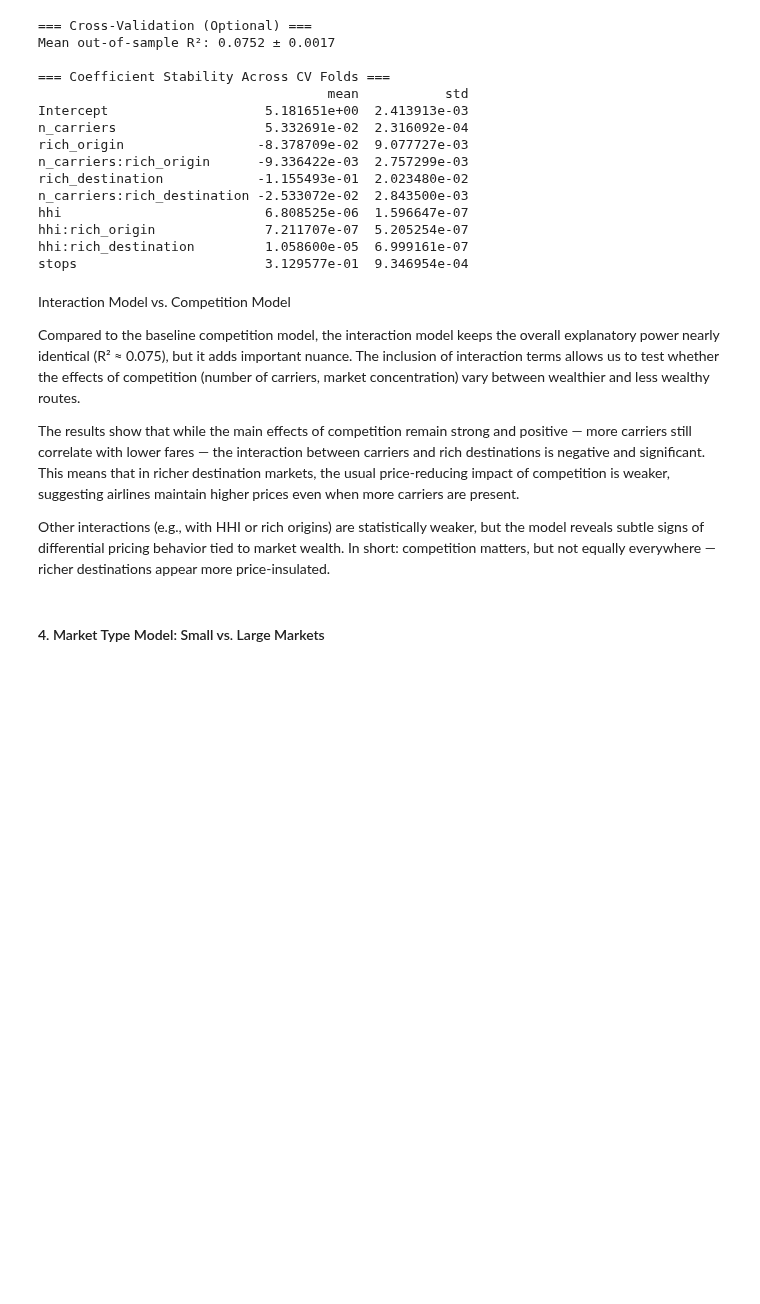
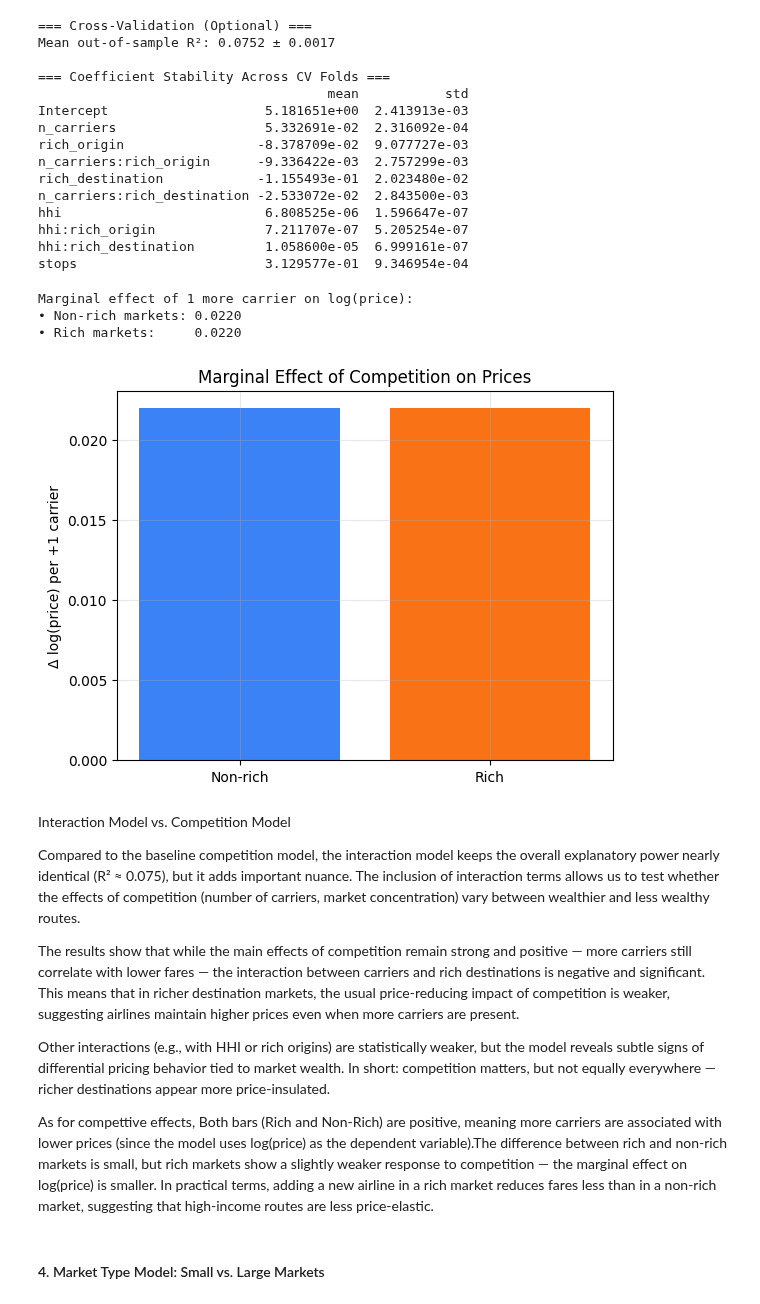
Before and after one commit to ZlataSparrow/Airline_Price_Discrimination, a Jupyter notebook: notebooks/03_Pricing_Rich_Markets.ipynb, the cells around one changed output. Saved outputs shown, nothing was run; the diff lists cells and outputs as text; code cells hidden in the pictures; blank space fills up the shorter version.

```diff
--- a/notebooks/03_Pricing_Rich_Markets.ipynb
+++ b/notebooks/03_Pricing_Rich_Markets.ipynb
@@ -360,6 +360,31 @@ hhi                          6.808525e-06  1.596647e-07
 hhi:rich_origin              7.211707e-07  5.205254e-07
 hhi:rich_destination         1.058600e-05  6.999161e-07
 stops                        3.129577e-01  9.346954e-04
+# %%
+# Marginal effect of adding one carrier in rich vs. non-rich markets
+coef_n = premium_competiton_m43.params['n_carriers']
+coef_inter_rich = premium_competiton_m43.params.get('n_carriers:rich_destination', 0)
+
+# Marginal effect = d(log_price)/d(n_carriers)
+marginal_nonrich = coef_n
+marginal_rich = coef_n + coef_inter_rich
+
+print(f"Marginal effect of 1 more carrier on log(price):")
+print(f"• Non-rich markets: {marginal_nonrich:.4f}")
+print(f"• Rich markets:     {marginal_rich:.4f}")
+
+# Visualize
+plt.bar(['Non-rich', 'Rich'], [marginal_nonrich, marginal_rich],
+        color=['#3b82f6', '#f97316'])
+plt.title('Marginal Effect of Competition on Prices')
+plt.ylabel('Δ log(price) per +1 carrier')
+plt.grid(alpha=0.3)
+plt.show()
+# %% [output]
+Marginal effect of 1 more carrier on log(price):
+• Non-rich markets: 0.0220
+• Rich markets:     0.0220
+[figure, added]
 # %% [markdown]
 Interaction Model vs. Competition Model
 
@@ -368,6 +393,10 @@ Compared to the baseline competition model, the interaction model keeps the over
 The results show that while the main effects of competition remain strong and positive — more carriers still correlate with lower fares — the interaction between carriers and rich destinations is negative and significant. This means that in richer destination markets, the usual price-reducing impact of competition is weaker, suggesting airlines maintain higher prices even when more carriers are present.
 
 Other interactions (e.g., with HHI or rich origins) are statistically weaker, but the model reveals subtle signs of differential pricing behavior tied to market wealth. In short: competition matters, but not equally everywhere — richer destinations appear more price-insulated.
+
+
+As for compettive effects, Both bars (Rich and Non-Rich)  are positive, meaning more carriers are associated with lower prices (since the model uses log(price) as the dependent variable).The difference between rich and non-rich markets is small, but rich markets show a slightly weaker response to competition — the marginal effect on log(price) is smaller.
+In practical terms, adding a new airline in a rich market reduces fares less than in a non-rich market, suggesting that high-income routes are less price-elastic.
 # %% [markdown]
 #### 4. Market Type Model: Small vs. Large Markets
 # %% [markdown]
```
Also changed, not shown: parts of 3 cells of this notebook.
